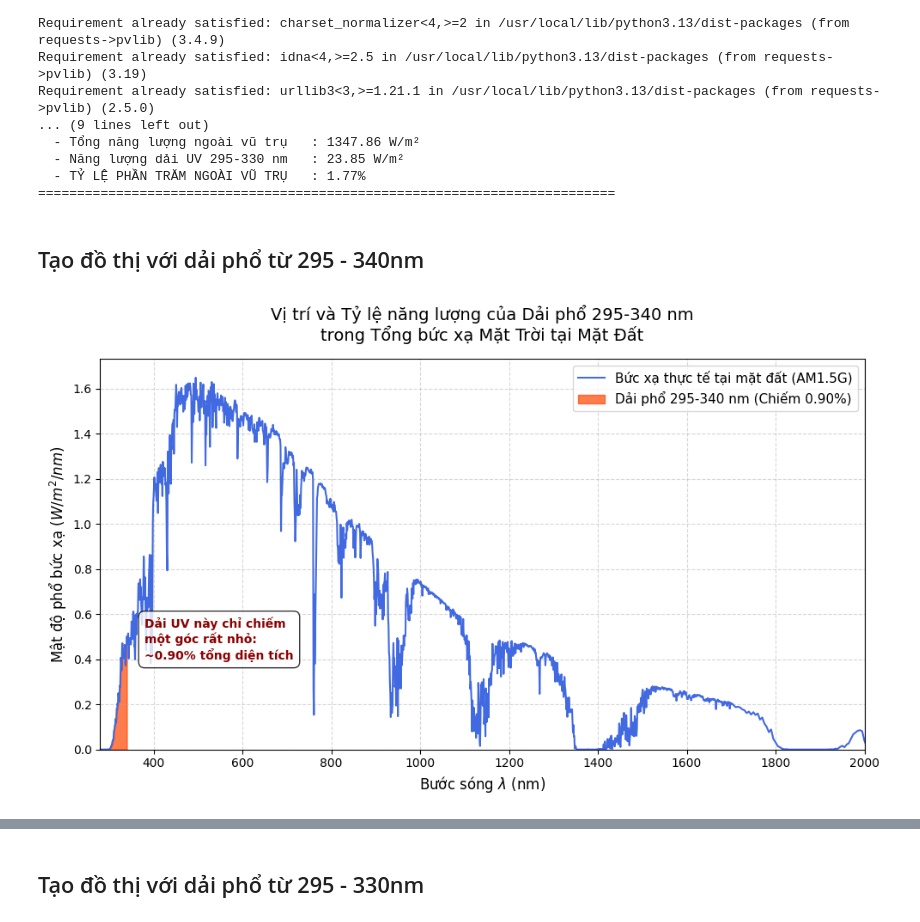
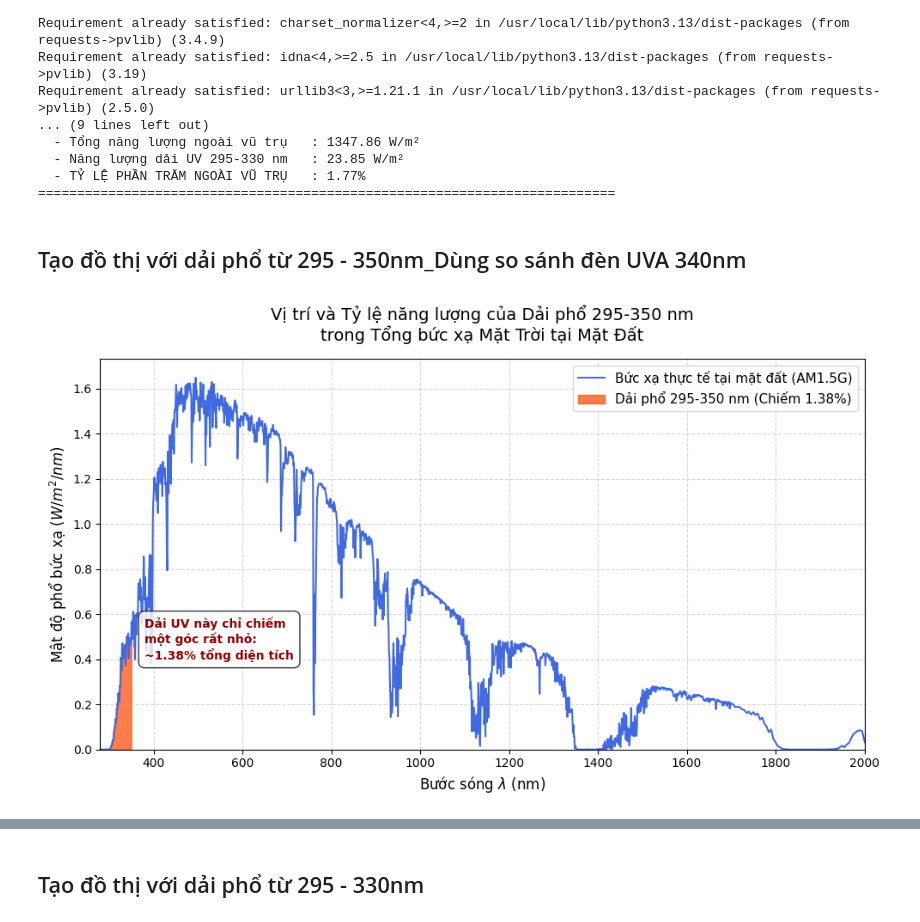
Before and after one commit to lswoodentoys/research_paper, a Jupyter notebook: Tỷ lệ năng lượng của Dải phổ.ipynb, the cells around one changed output, grey strips where cells are left out. Cells and saved outputs as stored; diff of their text form; code cells hidden in the pictures.

```diff
--- a/Tỷ lệ năng lượng của Dải phổ.ipynb
+++ b/Tỷ lệ năng lượng của Dải phổ.ipynb
@@ -178,7 +178,7 @@ Requirement already satisfied: urllib3<3,>=1.21.1 in /usr/local/lib/python3.13/d
   - TỶ LỆ PHẦN TRĂM NGOÀI VŨ TRỤ   : 1.77%
 ==========================================================================
 # %% [markdown]
-## Tạo đồ thị với dải phổ từ 295 - 340nm
+## Tạo đồ thị với dải phổ từ 295 - 350nm_Dùng so sánh đèn UVA 340nm
 # %%
 import pvlib
 import numpy as np
@@ -191,7 +191,7 @@ wavelengths = am15_data.index.values    # Trục X: Bước sóng (nm)
 irradiance_global = am15_data['global'].values # Trục Y: Cường độ bức xạ (W/m²/nm)
 
 # 2. Tính toán lại tỷ lệ phần trăm để hiển thị lên tiêu đề đồ thị
-uv_mask = (wavelengths >= 295) & (wavelengths <= 340)
+uv_mask = (wavelengths >= 295) & (wavelengths <= 350)
 energy_uv = simpson(y=irradiance_global[uv_mask], x=wavelengths[uv_mask])
 energy_total = simpson(y=irradiance_global, x=wavelengths)
 percentage = (energy_uv / energy_total) * 100
@@ -201,34 +201,34 @@ plt.figure(figsize=(10, 6), dpi=100)
 
 # Vẽ đường cong tổng năng lượng bức xạ tại mặt đất
 plt.plot(wavelengths, irradiance_global, color='royalblue', linewidth=1.5, label='Bức xạ thực tế tại mặt đất (AM1.5G)')
 
-# Tô màu riêng vùng dải phổ 295 - 340 nm để thấy diện tích năng lượng
+# Tô màu riêng vùng dải phổ 295 - 350 nm để thấy diện tích năng lượng
 plt.fill_between(
   wavelengths, irradiance_global,
   where=uv_mask,
   color='orangered', alpha=0.7,
-  label=f'Dải phổ 295-340 nm (Chiếm {percentage:.2f}%)'
+  label=f'Dải phổ 295-350 nm (Chiếm {percentage:.2f}%)'
 )
 
 # 4. Định dạng biểu đồ (Gắn nhãn, tiêu đề, giới hạn trục)
-plt.title('Vị trí và Tỷ lệ năng lượng của Dải phổ 295-340 nm\ntrong Tổng bức xạ Mặt Trời tại Mặt Đất', fontsize=14, pad=15)
+plt.title('Vị trí và Tỷ lệ năng lượng của Dải phổ 295-350 nm\ntrong Tổng bức xạ Mặt Trời tại Mặt Đất', fontsize=14, pad=15)
 plt.xlabel('Bước sóng $\lambda$ (nm)', fontsize=12)
 plt.ylabel('Mật độ phổ bức xạ ($W/m^2/nm$)', fontsize=12)
 
 # Giới hạn trục X từ 280nm đến 2000nm để tập trung vào vùng năng lượng chính
 plt.xlim(280, 2000)
 plt.ylim(bottom=0)
 
 # Thêm chú thích cho vùng tô màu
 plt.text(380, 0.4, f'Dải UV này chỉ chiếm\nmột góc rất nhỏ:\n~{percentage:.2f}% tổng diện tích',
      color='darkred', fontsize=10, fontweight='bold', bbox=dict(facecolor='white', alpha=0.8, boxstyle='round,pad=0.5'))
 
 # Bật lưới và chú thích các đường
 plt.grid(True, linestyle='--', alpha=0.5)
 plt.legend(fontsize=11, loc='upper right')
 
 # Hiển thị biểu đồ ra màn hình
 plt.tight_layout()
 plt.show()
 # %% [output]
-[figure, old version]
+[figure, new version]
```
Also changed, not shown: parts of 2 cells of this notebook.
